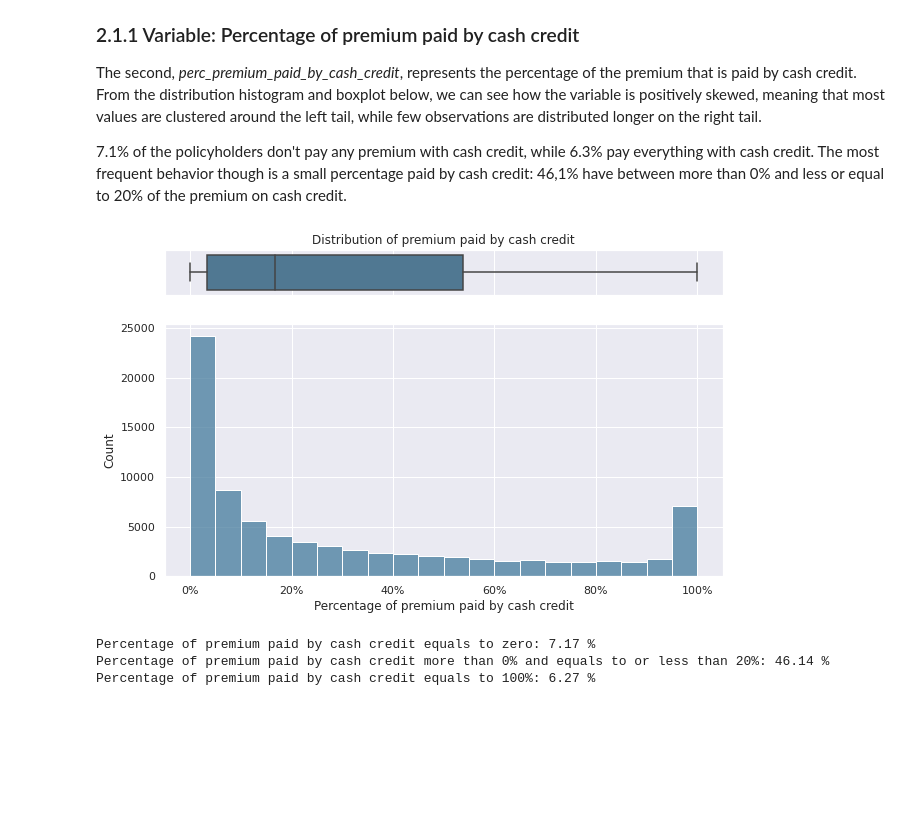
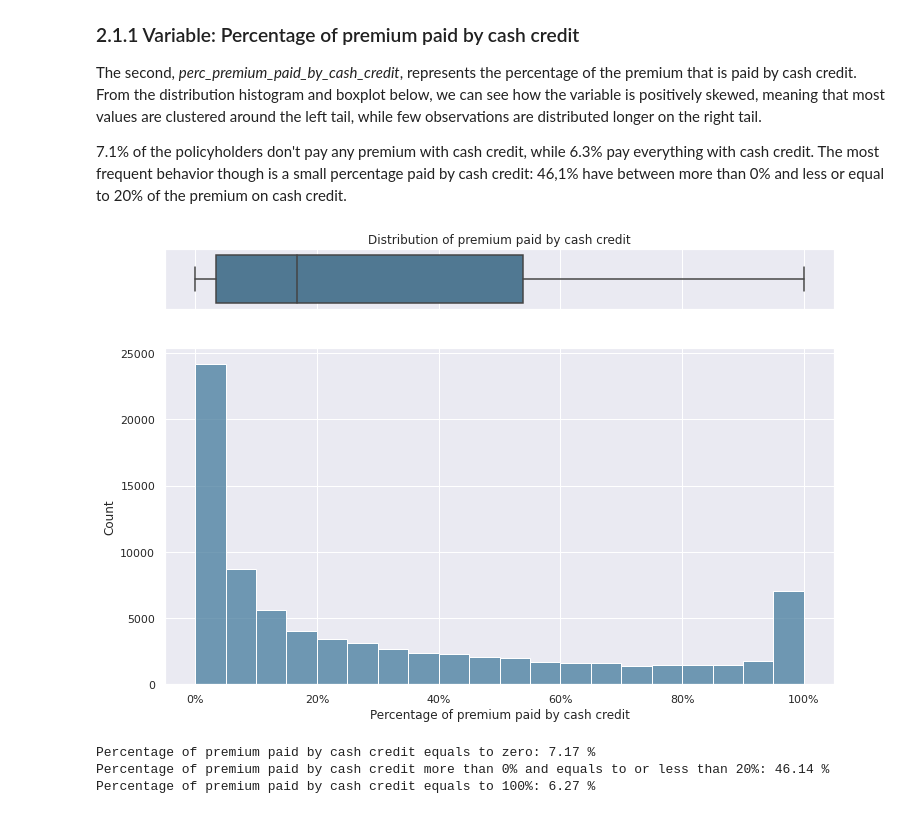
Before and after one commit to mefonseca/Insurance_payment, a Jupyter notebook: Non_payment_of_insurance_premium.ipynb, the cells around one changed output. Cells and saved outputs as stored; diff of their text form; code cells hidden in the pictures; blank space fills up the shorter version.

```diff
--- a/Non_payment_of_insurance_premium.ipynb
+++ b/Non_payment_of_insurance_premium.ipynb
@@ -163,26 +163,26 @@ The second, *perc_premium_paid_by_cash_credit*, represents the percentage of the
 # %%
 # Code based from https://www.python-graph-gallery.com/24-histogram-with-a-boxplot-on-top-seaborn
 import seaborn as sns
 import matplotlib.pyplot as plt
 import matplotlib.ticker as mtick
 
 # set a grey background (use sns.set_theme() if seaborn version 0.11.0 or above)
 sns.set(style="darkgrid")
 
 # creating a figure composed of two matplotlib.Axes objects (ax_box and ax_hist)
-f, (ax_box, ax_hist) = plt.subplots(2, sharex=True, gridspec_kw={"height_ratios": (.15, .85)}, figsize=(10,6))
+f, (ax_box, ax_hist) = plt.subplots(2, sharex=True, gridspec_kw={"height_ratios": (.15, .85)}, figsize=(12,8))
 
 # assigning a graph to each ax
 sns.boxplot(train["perc_premium_paid_by_cash_credit"], ax=ax_box, palette=["#457b9d"])
 sns.histplot(train["perc_premium_paid_by_cash_credit"], ax=ax_hist, bins=20, color="#457b9d")
 
 # Remove x axis name for the boxplot
 ax_box.set(xlabel='', title='Distribution of premium paid by cash credit')
 ax_hist.set(xlabel='Percentage of premium paid by cash credit')
 ax_hist.xaxis.set_major_formatter(mtick.PercentFormatter(1))
 plt.show()
 # %% [output]
-[figure, old version]
+[figure, new version]
 # %%
 print('Percentage of premium paid by cash credit equals to zero:' , round(sum(train["perc_premium_paid_by_cash_credit"]==0)/train.shape[0]*100,2), '%')
 print('Percentage of premium paid by cash credit more than 0% and equals to or less than 20%:' , round(sum((train["perc_premium_paid_by_cash_credit"]>0)&(train["perc_premium_paid_by_cash_credit"]<=0.2))/train.shape[0]*100,2), '%')
```
Also changed, not shown: parts of 1 cell of this notebook.
